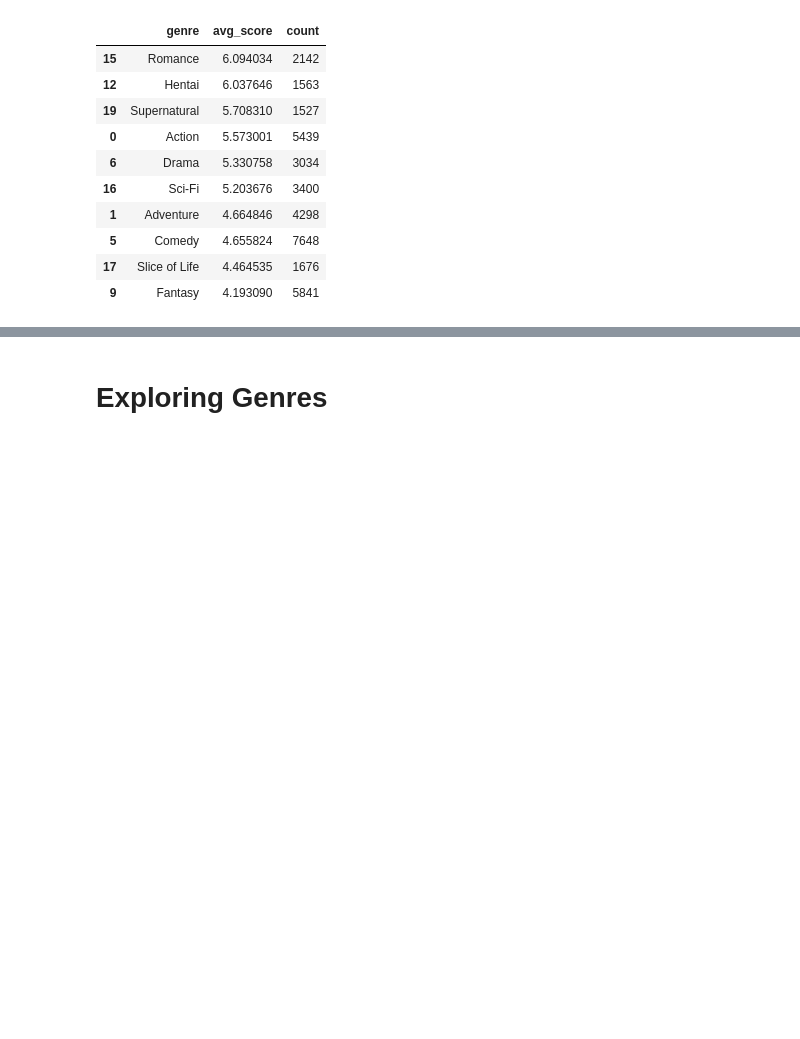
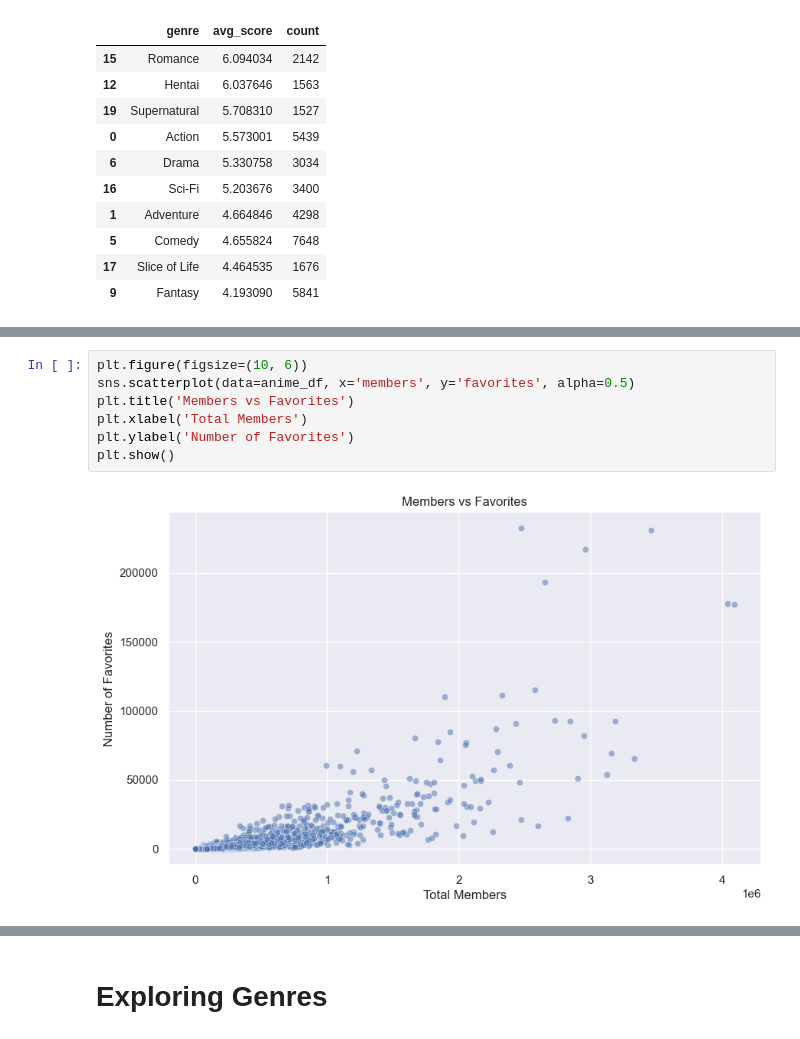
Before and after one commit to ImCodingCat/capstone_project, a Jupyter notebook: explore/explore.ipynb, the cells around one changed output, grey strips where cells are left out. Saved outputs shown, nothing was run; the diff lists cells and outputs as text; blank space fills up the shorter version.

```diff
--- a/explore/explore.ipynb
+++ b/explore/explore.ipynb
@@ -335,0 +344,9 @@ plt.show()
+# %%
+plt.figure(figsize=(10, 6))
+sns.scatterplot(data=anime_df, x='members', y='favorites', alpha=0.5)
+plt.title('Members vs Favorites')
+plt.xlabel('Total Members')
+plt.ylabel('Number of Favorites')
+plt.show()
+# %% [output]
+[figure, added]
```
Also changed, not shown: parts of 24 cells of this notebook.
